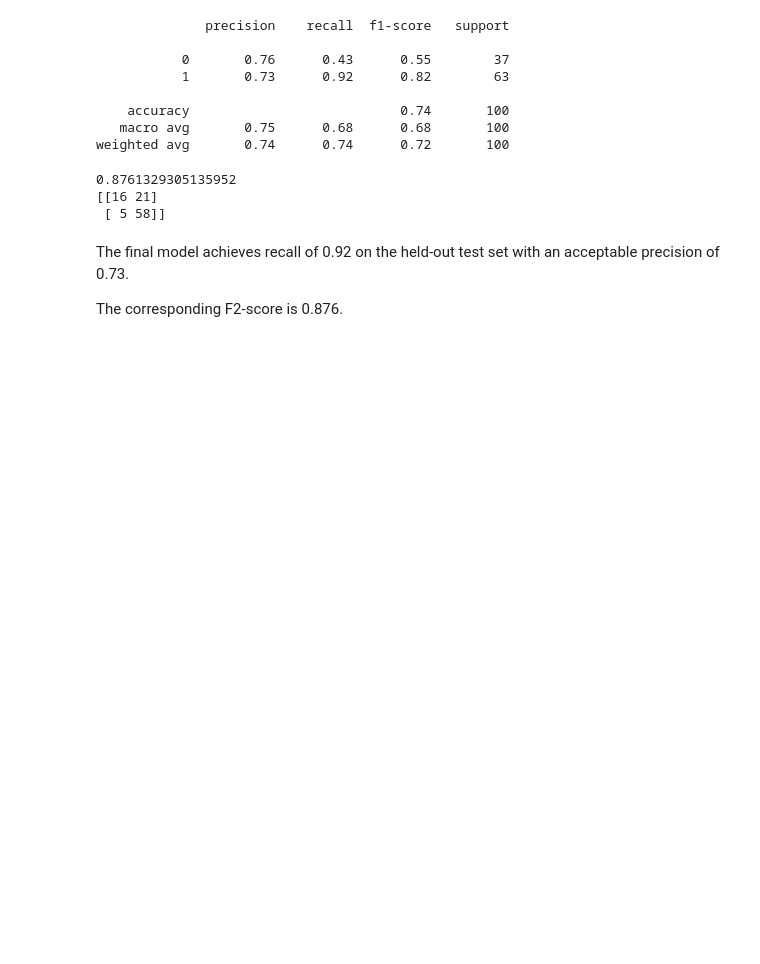
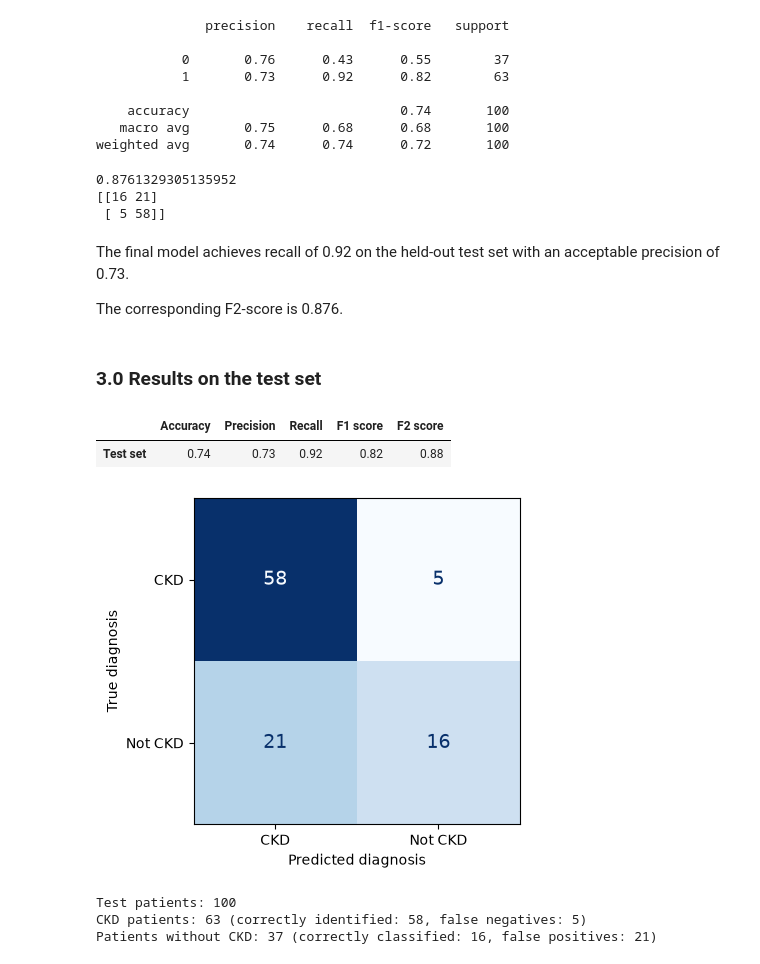
Before and after one commit to UBC-MDS-2026-27/DSCI-522-kidney_disease_classification, a Jupyter notebook: notebooks/modeling.ipynb, the cells around one changed output. Saved outputs shown, nothing was run; the diff lists cells and outputs as text; code cells hidden in the pictures; blank space fills up the shorter version.

Commit message:
Add test-set results table and confusion matrix to modeling notebook

```diff
--- a/notebooks/modeling.ipynb
+++ b/notebooks/modeling.ipynb
@@ -210,3 +210,5 @@ print(confusion_matrix(y_test, y_pred))
 The final model achieves recall of 0.92 on the held-out test set with an acceptable precision of 0.73.
 
 The corresponding F2-score is 0.876.
+# %% [markdown]
+### 3.0 Results on the test set
@@ -212,0 +218,48 @@ The corresponding F2-score is 0.876.
+# %%
+y_pred = final_model.predict(X_test)
+
+acc = accuracy_score(y_test, y_pred)
+prec = precision_score(y_test, y_pred)
+rec = recall_score(y_test, y_pred)
+f1 = f1_score(y_test, y_pred)
+f2 = fbeta_score(y_test, y_pred, beta=2)
+
+# rows = true class, columns = predicted class; CKD (1) first
+cm = confusion_matrix(y_test, y_pred, labels=[1, 0])
+tp, fn, fp, tn = (int(v) for v in cm.ravel())
+n_test = len(y_test)
+n_ckd_test = tp + fn
+n_notckd_test = fp + tn
+
+pd.DataFrame(
+    {
+        "Accuracy": [acc],
+        "Precision": [prec],
+        "Recall": [rec],
+        "F1 score": [f1],
+        "F2 score": [f2],
+    },
+    index=["Test set"],
+).round(2)
+# %% [output]
+|  | Accuracy | Precision | Recall | F1 score | F2 score |
+| Test set | 0.74 | 0.73 | 0.92 | 0.82 | 0.88 |
+# %%
+fig, ax = plt.subplots(figsize=(5, 4))
+ConfusionMatrixDisplay(cm, display_labels=["CKD", "Not CKD"]).plot(
+    ax=ax, cmap="Blues", colorbar=False, text_kw={"fontsize": 14}
+)
+ax.set_xlabel("Predicted diagnosis")
+ax.set_ylabel("True diagnosis")
+plt.tight_layout()
+plt.show()
+# %% [output]
+[figure, added]
+# %%
+print(f"Test patients: {n_test}")
+print(f"CKD patients: {n_ckd_test} (correctly identified: {tp}, false negatives: {fn})")
+print(f"Patients without CKD: {n_notckd_test} (correctly classified: {tn}, false positives: {fp})")
+# %% [output]
+Test patients: 100
+CKD patients: 63 (correctly identified: 58, false negatives: 5)
+Patients without CKD: 37 (correctly classified: 16, false positives: 21)
```
Also changed, not shown: parts of 1 cell of this notebook.
